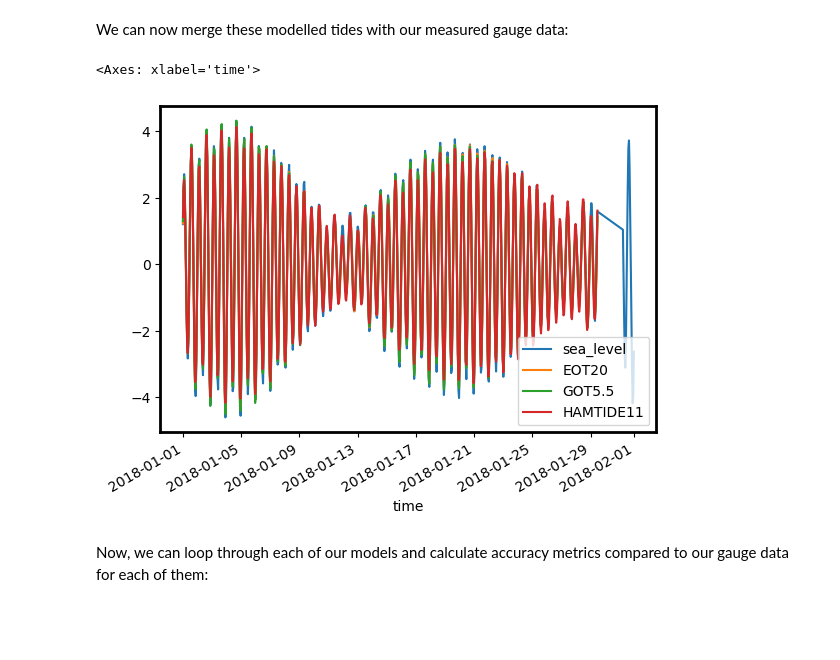
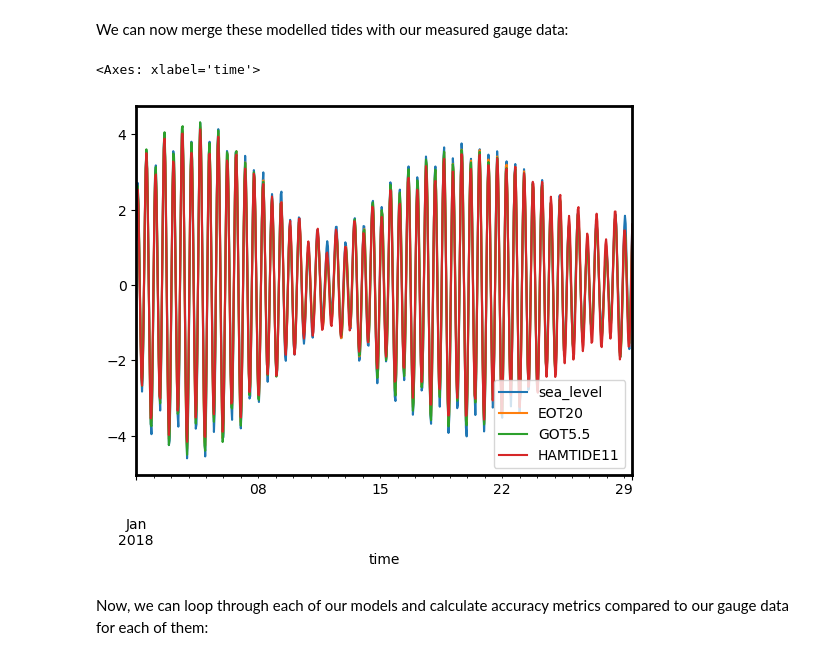
Before and after one commit to GeoscienceAustralia/eo-tides, a Jupyter notebook: docs/notebooks/Validating_tides.ipynb, the cells around one changed output. Cells and saved outputs as stored; diff of their text form; code cells hidden in the pictures; blank space fills up the shorter version.

```diff
--- a/docs/notebooks/Validating_tides.ipynb
+++ b/docs/notebooks/Validating_tides.ipynb
@@ -158,14 +161,14 @@ Converting to a wide format dataframe
 # %% [markdown]
 We can now merge these modelled tides with our measured gauge data:
 # %%
-# Join our modelled data to the timesteps in our gauge data to enture 1:1 match
-joined_df = gauge_df.join(modelled_df)
+# Join our modelled data to the timesteps in our gauge data
+joined_df = gauge_df.join(modelled_df).dropna()
 
 # Plot measured sea levels and modelled data
 joined_df.reset_index(["site_code", "x", "y"])[["sea_level"] + models].plot()
 # %% [output]
 <Axes: xlabel='time'>
-[figure, old version]
+[figure, new version]
 # %% [markdown]
 Now, we can loop through each of our models and calculate accuracy metrics compared to our gauge data for each of them:
 # %%
```
Also changed, not shown: parts of 4 cells of this notebook.
